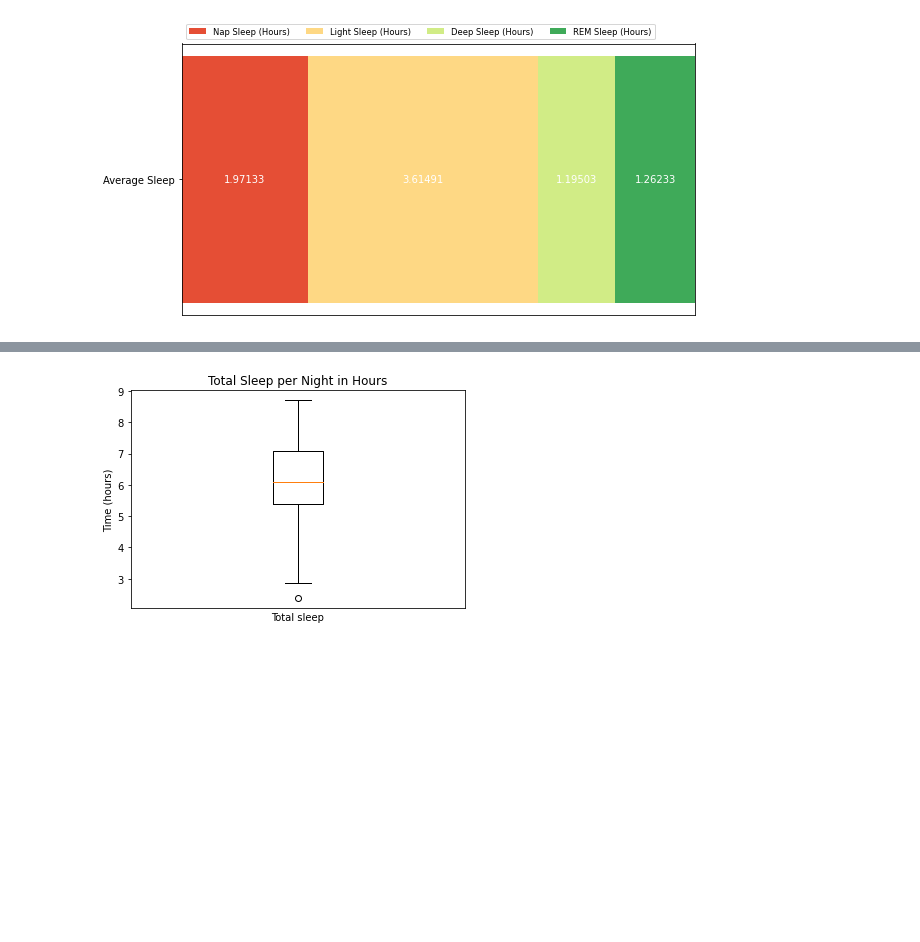
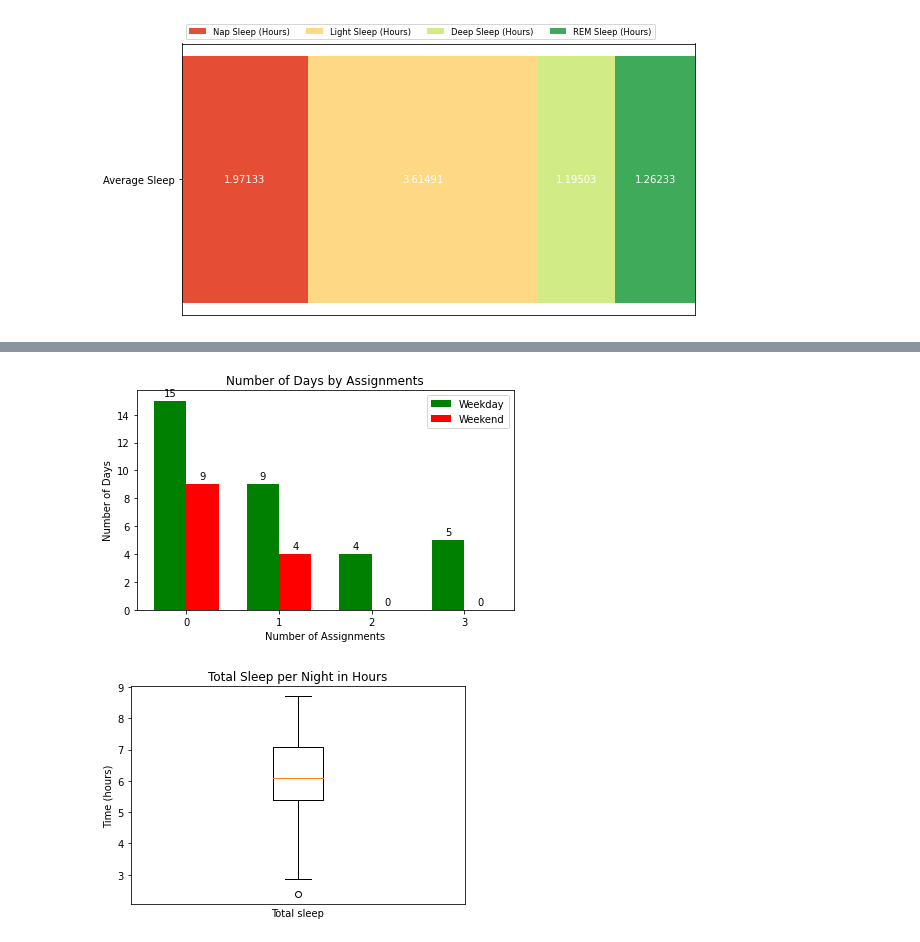
Before and after one commit to Lturner4/Sleep_vs_School, a Jupyter notebook: Sleep_vs_School.ipynb, the cells around one changed output, grey strips where cells are left out. Drawn from its saved outputs; the diff is of its cells as text; code cells hidden in the pictures; blank space fills up the shorter version.

```diff
--- a/Sleep_vs_School.ipynb
+++ b/Sleep_vs_School.ipynb
@@ -205,3 +213,9 @@ u.banded_bars(categories=sleep_categories, cat_label='Average Sleep', results=re
+# %%
+label_decoder = {0: 0, 1: 1, 2: 2, 3: 3, 4: 4, 5: 5, 6: 6}
+u.grouped_bar_chart(sleep_hw_df, grouping='Weekday', groupby='Number of Assignments', x_label='Number of Assignments', y_label='Number of Days', \
+    title='Number of Days by Assignments', group1=1, group2=0, group1_label='Weekday', group2_label='Weekend', label_decoder=label_decoder, how='count')
+# %% [output]
+[figure, added]
 # %%
 sleep_ser = sleep_hw_df['Total Sleep']
 u.box_and_whisker(sleep_ser, y_label='Time (hours)', x_label='Total sleep', title='Total Sleep per Night in Hours')
```
Also changed, not shown: parts of 11 cells of this notebook, 1 other file.
